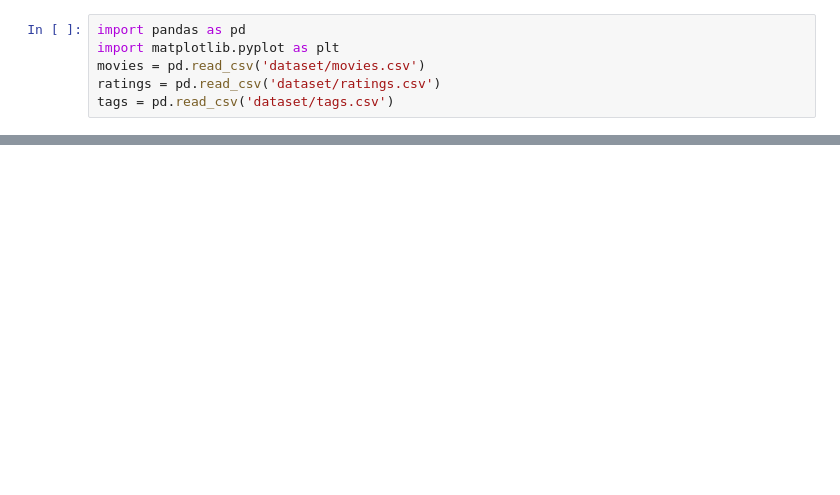
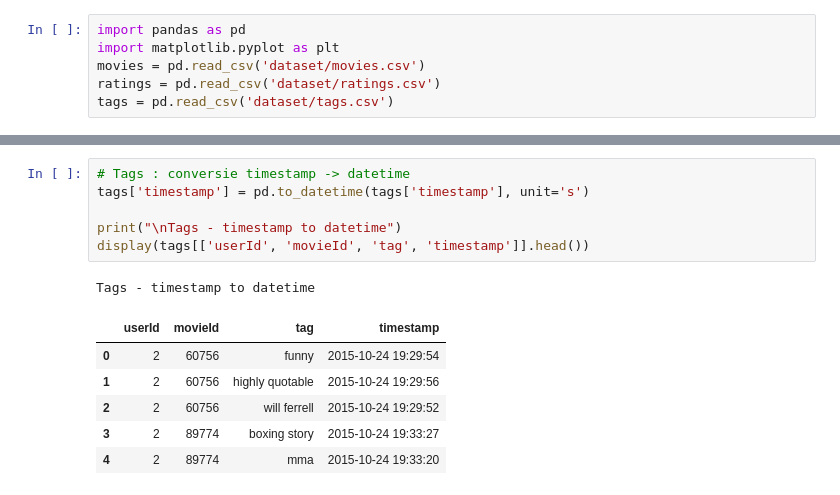
Before and after one commit to Alexandorel/ML-Product-Recommendation, a Jupyter notebook: src/python.ipynb, the cells around one changed output, grey strips where cells are left out. Saved outputs shown, nothing was run; the diff lists cells and outputs as text; blank space fills up the shorter version.

```diff
--- a/src/python.ipynb
+++ b/src/python.ipynb
@@ -55,3 +176,17 @@ display(tags['tag'].head(10))
+# %%
+# Tags : conversie timestamp -> datetime
+tags['timestamp'] = pd.to_datetime(tags['timestamp'], unit='s')
+
+print("\nTags - timestamp to datetime")
+display(tags[['userId', 'movieId', 'tag', 'timestamp']].head())
+# %% [output]
+Tags - timestamp to datetime
+|  | userId | movieId | tag | timestamp |
+| 0 | 2 | 60756 | funny | 2015-10-24 19:29:54 |
+| 1 | 2 | 60756 | highly quotable | 2015-10-24 19:29:56 |
+| 2 | 2 | 60756 | will ferrell | 2015-10-24 19:29:52 |
+| 3 | 2 | 89774 | boxing story | 2015-10-24 19:33:27 |
+| 4 | 2 | 89774 | mma | 2015-10-24 19:33:20 |
 # %%
 print("\nAnaliza tags:")
 display(tags.shape)
```
Also changed, not shown: parts of 13 cells of this notebook.
